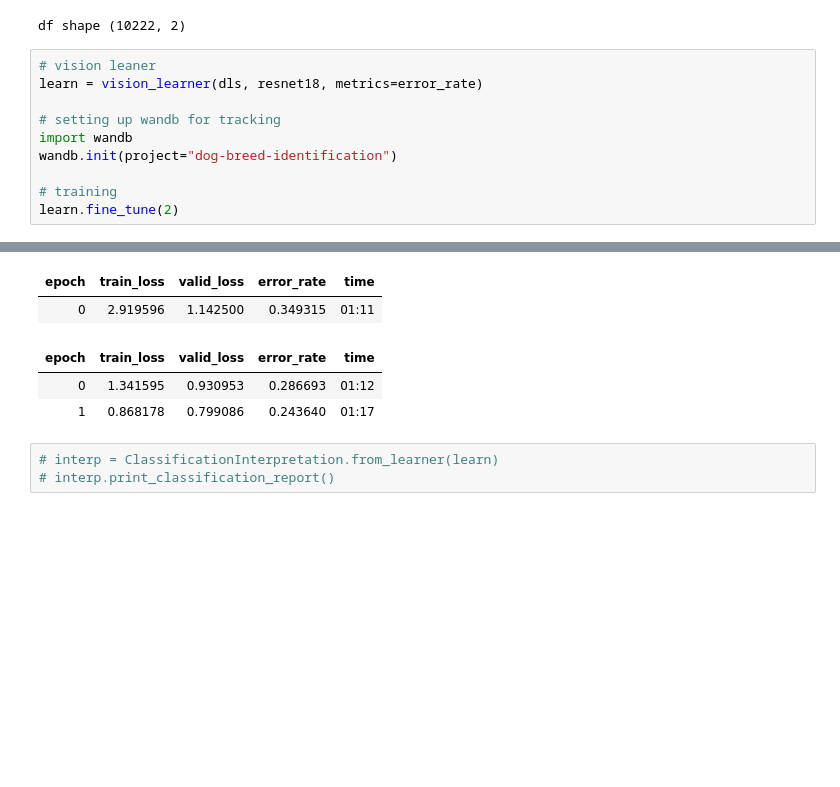
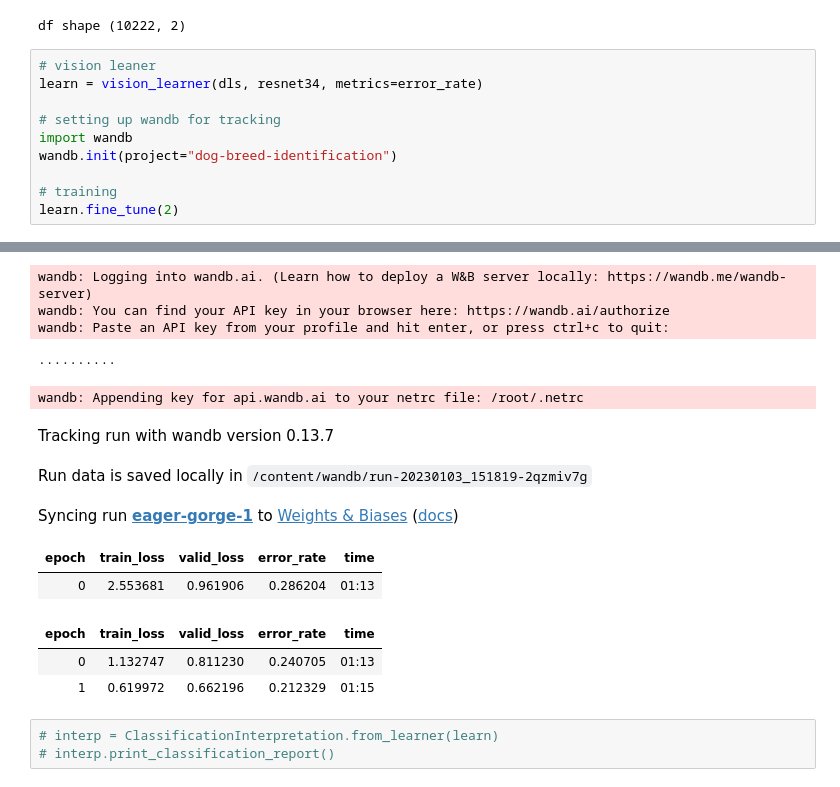
Before and after one commit to skj092/Kaggle_Competition, a Jupyter notebook: Dog_Breed_Identification.ipynb, the cells around one changed output, grey strips where cells are left out. Cells and saved outputs as stored; diff of their text form; blank space fills up the shorter version.

```diff
--- a/Dog_Breed_Identification.ipynb
+++ b/Dog_Breed_Identification.ipynb
@@ -95,7 +97,7 @@ dls = dblock.dataloaders(df)
 df shape (10222, 2)
 # %%
 # vision leaner
-learn = vision_learner(dls, resnet18, metrics=error_rate)
+learn = vision_learner(dls, resnet34, metrics=error_rate)
 
 # setting up wandb for tracking
 import wandb
@@ -107,8 +111,16 @@ learn.fine_tune(2)
+wandb: Logging into wandb.ai. (Learn how to deploy a W&B server locally: https://wandb.me/wandb-server)
+wandb: You can find your API key in your browser here: https://wandb.ai/authorize
+wandb: Paste an API key from your profile and hit enter, or press ctrl+c to quit:
+··········
+wandb: Appending key for api.wandb.ai to your netrc file: /root/.netrc
+Tracking run with wandb version 0.13.7
+Run data is saved locally in /content/wandb/run-20230103_151819-2qzmiv7g
+Syncing run eager-gorge-1 to Weights & Biases (docs)
 | epoch | train_loss | valid_loss | error_rate | time |
-| 0 | 2.919596 | 1.142500 | 0.349315 | 01:11 |
+| 0 | 2.553681 | 0.961906 | 0.286204 | 01:13 |
 | epoch | train_loss | valid_loss | error_rate | time |
-| 0 | 1.341595 | 0.930953 | 0.286693 | 01:12 |
-| 1 | 0.868178 | 0.799086 | 0.243640 | 01:17 |
+| 0 | 1.132747 | 0.811230 | 0.240705 | 01:13 |
+| 1 | 0.619972 | 0.662196 | 0.212329 | 01:15 |
 # %%
 # interp = ClassificationInterpretation.from_learner(learn)
 # interp.print_classification_report()
```
Also changed, not shown: parts of 5 cells of this notebook.
